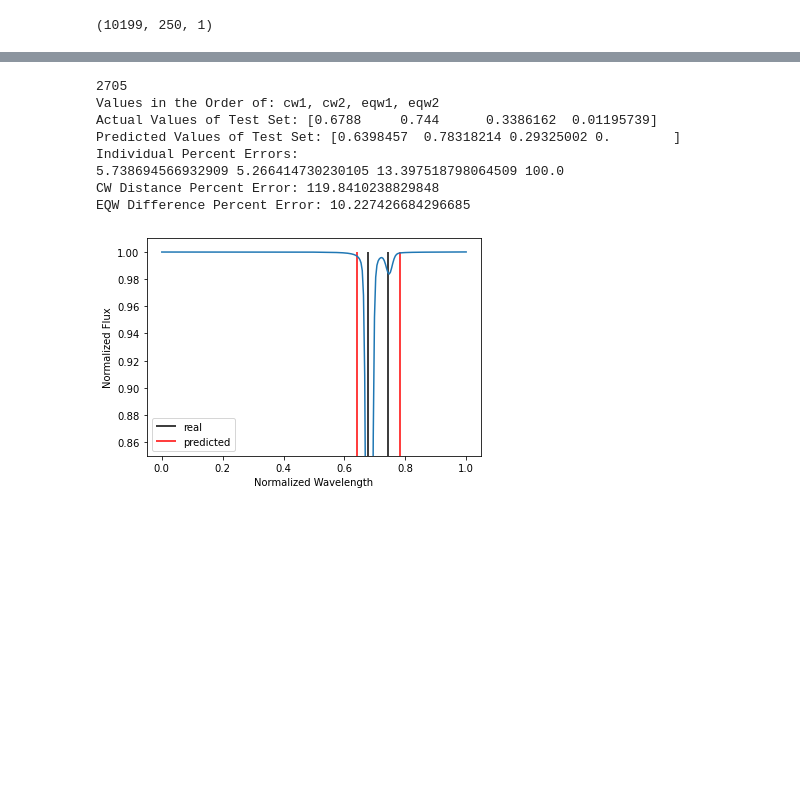
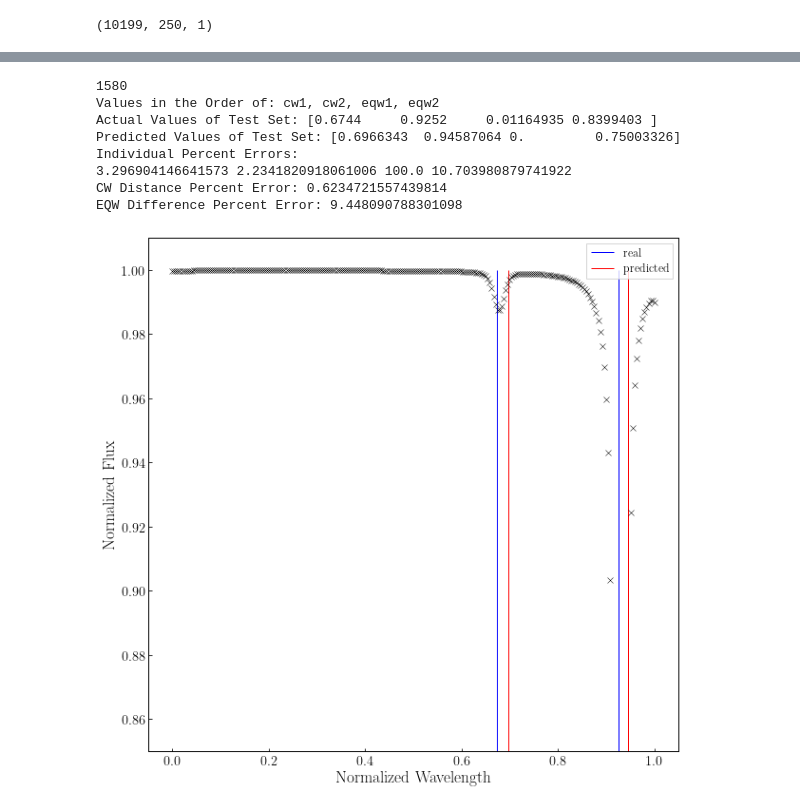
Before and after one commit to ihuckabee/lsw2021, a Jupyter notebook: full_model.ipynb, the cells around one changed output, grey strips where cells are left out. Saved outputs shown, nothing was run; the diff lists cells and outputs as text; code cells hidden in the pictures; blank space fills up the shorter version.

```diff
--- a/full_model.ipynb
+++ b/full_model.ipynb
@@ -12,9 +7,9 @@ import optuna
 # %%
 #import split data lol
-X_set1 = np.array(np.load('X_set1.npy', allow_pickle = True))
-Y_set1 = np.array(np.load('Y_set1.npy', allow_pickle = True))
-X_set2 = np.array(np.load('X_set2.npy', allow_pickle = True))
-Y_set2 = np.array(np.load('Y_set2.npy', allow_pickle = True))
+X_set1 = np.array(np.load('res/X_set1.npy', allow_pickle = True))
+Y_set1 = np.array(np.load('res/Y_set1.npy', allow_pickle = True))
+X_set2 = np.array(np.load('res/X_set2.npy', allow_pickle = True))
+Y_set2 = np.array(np.load('res/Y_set2.npy', allow_pickle = True))
 
 X_1 = np.concatenate((X_set1[0],X_set2[0]))
 X_2 = np.concatenate((X_set1[1],X_set2[1]))
@@ -44,7 +39,8 @@ print(X_train.shape)
 # %% [output]
 (10199, 250, 1)
 # %%
-def randomplot(X_train,Y_train, X_test, Y_test, model):
+plt.style.use('standard-scientific')
+def randomplot(X_train,Y_train, X_test, Y_test, model, plot_prediction=True):
     rand_inst = np.random.randint(0,X_test.shape[0]-1)
     Y_predict = model.predict(X_test[rand_inst:rand_inst+1])
     print(rand_inst)
@@ -69,12 +65,26 @@ def randomplot(X_train,Y_train, X_test, Y_test, model):
     #print('Predicted Difference between EQWs: '+str(predict_eqwdiff))
     percent_err_eqwdiff = 100*abs(predict_eqwdiff - actual_eqwdiff)/actual_eqwdiff
     print('EQW Difference Percent Error: '+str(percent_err_eqwdiff))
-    plt.plot(np.linspace(0,1,num=250),X_test[rand_inst])
-    plt.vlines(Y_test[rand_inst][0:2], ymin=0.85, ymax=1, color = 'k', label = 'real')
-    plt.vlines(Y_predict[0][0:2], ymin=0.85, ymax=1, color='r', label = 'predicted')
+    plt.figure(figsize=(10, 10))
+    plt.plot(np.linspace(0,1,num=250),X_test[rand_inst], 'kx')
+    plt.vlines(Y_test[rand_inst][0:2], ymin=0.85, ymax=1, color = 'b', label = 'real')
+    if plot_prediction:
+        plt.vlines(Y_predict[0][0:2], ymin=0.85, ymax=1, color='r', label = 'predicted')
     plt.ylim([0.85,1.01])
     plt.ylabel('Normalized Flux')
     plt.xlabel('Normalized Wavelength')
-    plt.legend()
+    if plot_prediction:
+        plt.legend()
     #plt.savefig('pptplot_blend2.png', dpi=300, bbox_inches='tight')
+
+def plot_window(X_test, Y_test):
+    # Plot a random instance from the training set
+    rand_inst = np.random.randint(0,X_test.shape[0]-1)
+    print(rand_inst)
+    plt.plot(np.linspace(0,1,num=250),X_test[rand_inst])
+    # plt.vlines(Y_test[rand_inst][0:2], ymin=0.85, ymax=1, color = 'k', label = 'real')
+    plt.ylim([0.85,1.01])
+    plt.ylabel('Normalized Flux')
+    plt.xlabel('Normalized Wavelength')
+    # plt.legend()
 # %%
@@ -139,12 +174,12 @@ Epoch 55/500
 # %%
-randomplot(X_train,Y_train,X_test,Y_test,model)
+randomplot(X_train,Y_train,X_test,Y_test,model, plot_prediction=True)
 # %% [output]
-2705
+1580
 Values in the Order of: cw1, cw2, eqw1, eqw2
-Actual Values of Test Set: [0.6788     0.744      0.3386162  0.01195739]
-Predicted Values of Test Set: [0.6398457  0.78318214 0.29325002 0.        ]
+Actual Values of Test Set: [0.6744     0.9252     0.01164935 0.8399403 ]
+Predicted Values of Test Set: [0.6966343  0.94587064 0.         0.75003326]
 Individual Percent Errors:
-5.738694566932909 5.266414730230105 13.397518798064509 100.0
-CW Distance Percent Error: 119.8410238829848
-EQW Difference Percent Error: 10.227426684296685
+3.296904146641573 2.2341820918061006 100.0 10.703980879741922
+CW Distance Percent Error: 0.6234721557439814
+EQW Difference Percent Error: 9.448090788301098
-[figure, old version]
+[figure, new version]
```
Also changed, not shown: parts of 5 cells of this notebook.
